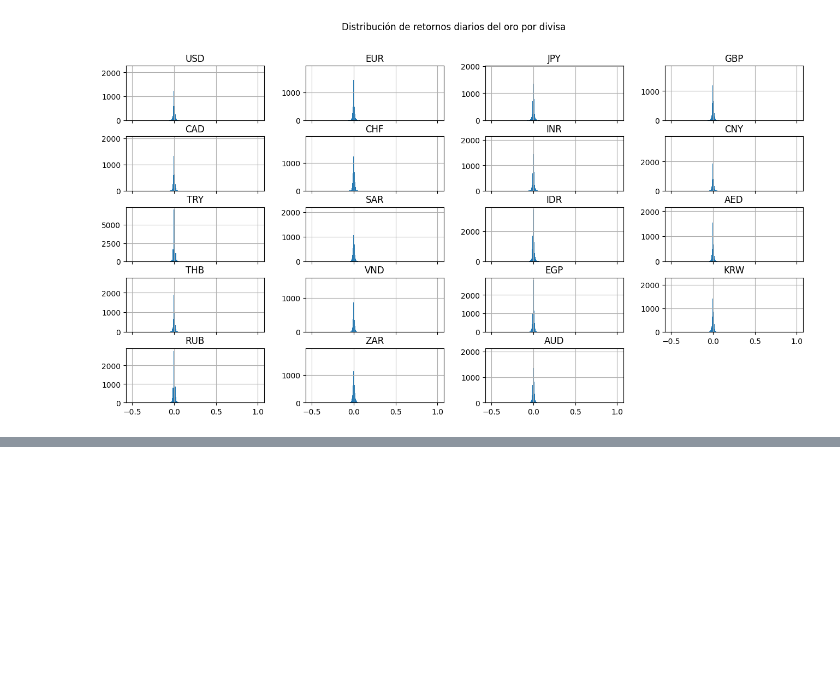
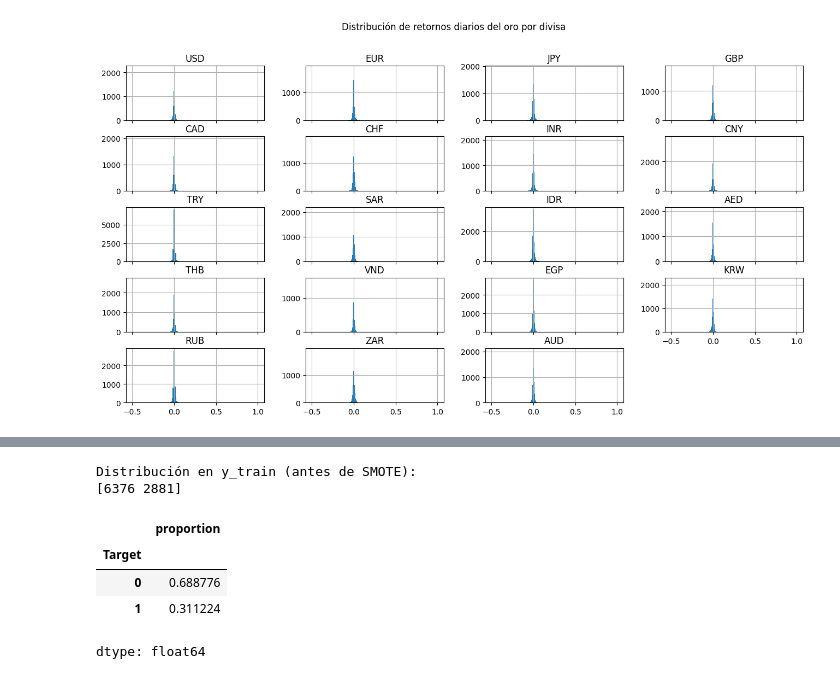
Before and after one commit to Israelamat/Price_prediction, a Jupyter notebook: gold/Gold.ipynb, the cells around one changed output, grey strips where cells are left out. Saved outputs shown, nothing was run; the diff lists cells and outputs as text; code cells hidden in the pictures; blank space fills up the shorter version.

```diff
--- a/gold/Gold.ipynb
+++ b/gold/Gold.ipynb
@@ -144,0 +290,17 @@ Estadísticas descriptivas por divisa:
+# %%
+import numpy as np
+
+# Si ya hiciste split
+print("Distribución en y_train (antes de SMOTE):")
+print(np.bincount(y_train))
+
+import pandas as pd
+pd.Series(y_train).value_counts(normalize=True)
+# %% [output]
+Distribución en y_train (antes de SMOTE):
+[6376 2881]
+|  | proportion |
+| Target |  |
+| 0 | 0.688776 |
+| 1 | 0.311224 |
+dtype: float64
```
Also changed, not shown: parts of 3 cells of this notebook, 1 other file.
